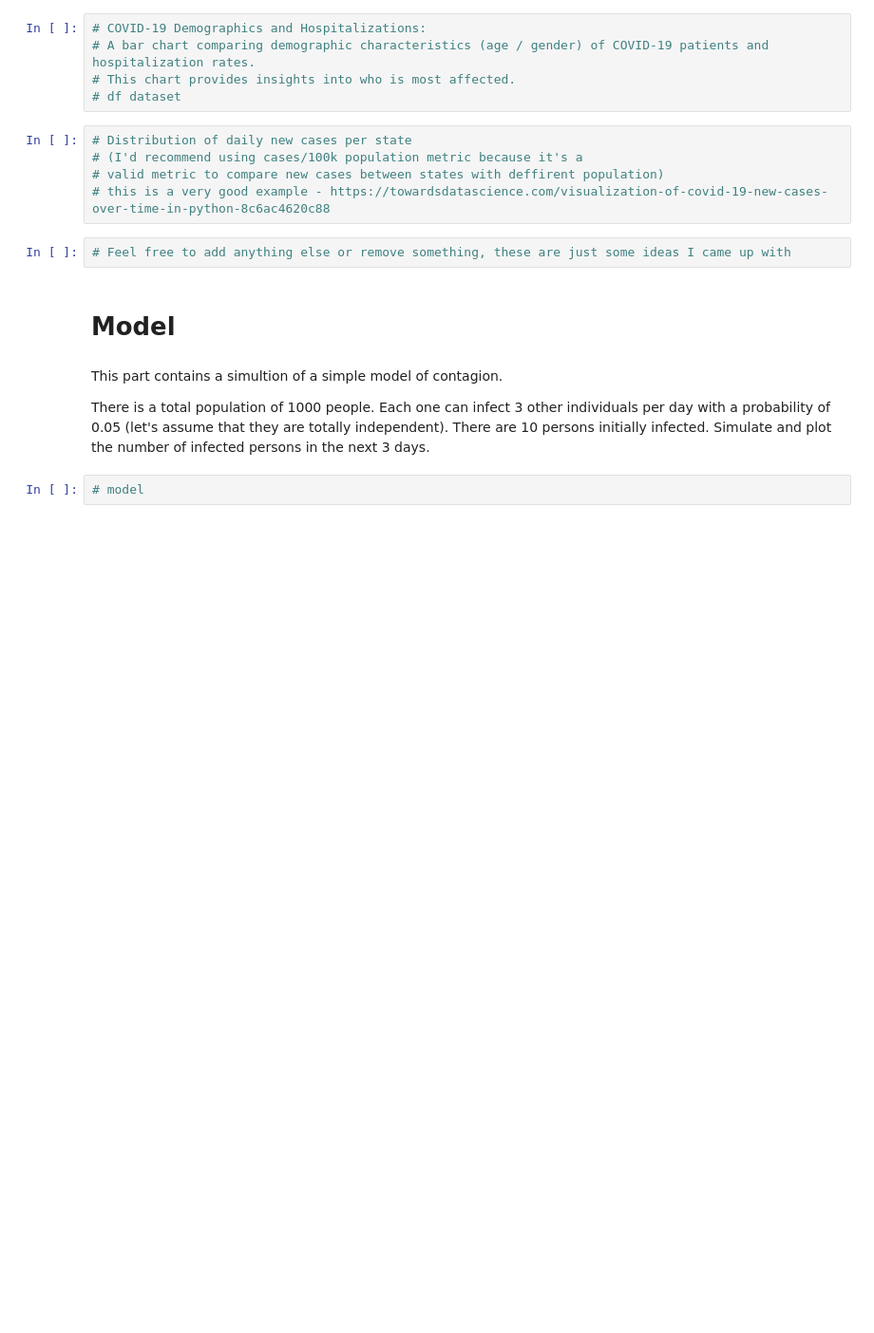
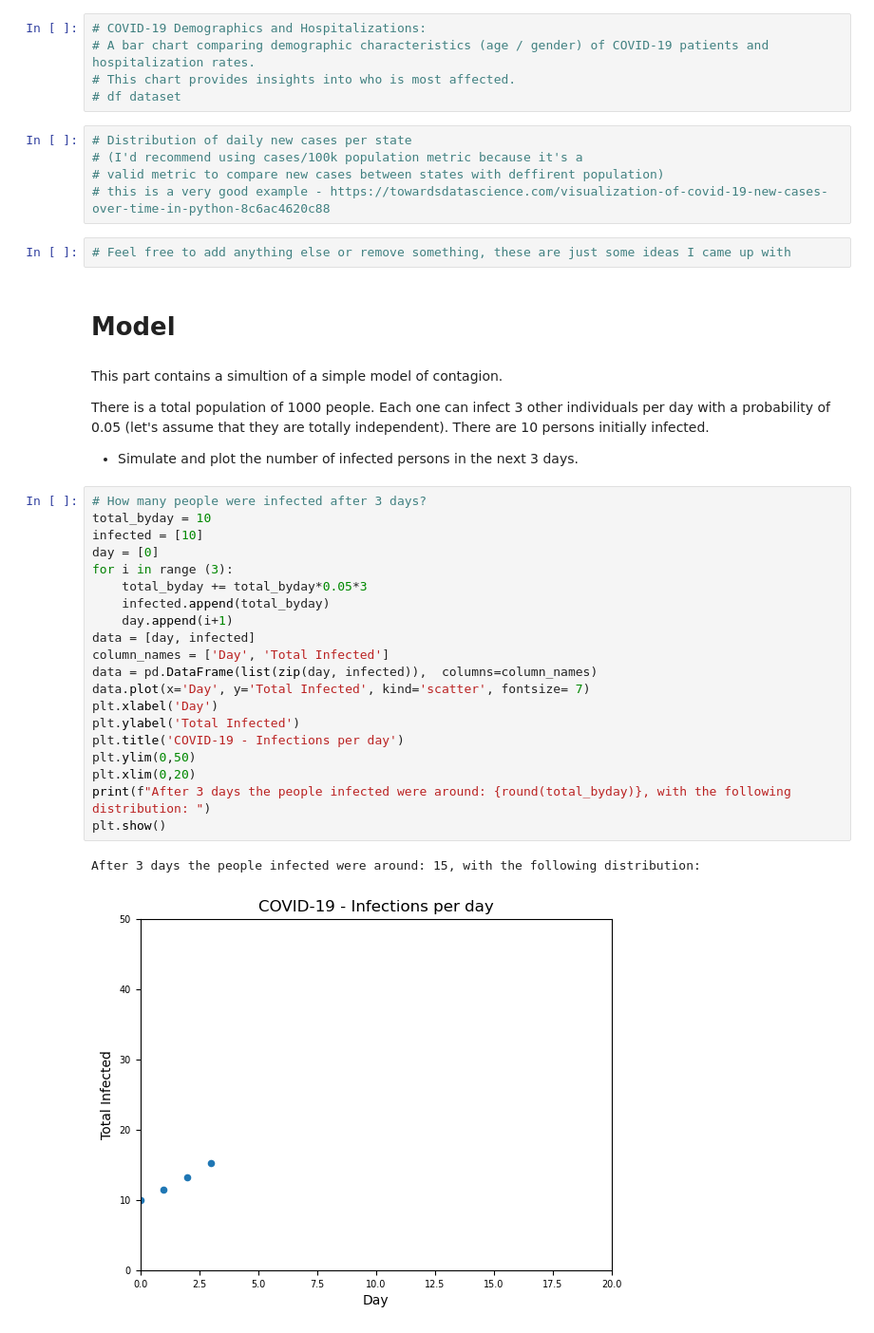
Before and after one commit to viktoriia-yuzkiv/COVID19-Spread-Data-Analysis-and-Modeling, a Jupyter notebook: COVID-10 Spread in the U.S..ipynb, the cells around one changed output. Shown: that part at 95% size. Saved outputs shown, nothing was run; the diff lists cells and outputs as text; blank space fills up the shorter version.

Commit message:
model draft added to the file

```diff
--- a/COVID-10 Spread in the U.S..ipynb
+++ b/COVID-10 Spread in the U.S..ipynb
@@ -106,6 +106,28 @@ This part is aimed to answer the following questions:
 This part contains a simultion of a simple model of contagion.
 
 There is a total population of 1000 people. Each one can infect 3 other individuals per day with a probability of 0.05 (let's assume that they are totally independent). There are 10 persons initially infected.
-Simulate and plot the number of infected persons in the next 3 days.
+
+- Simulate and plot the number of infected persons in the next 3 days.
 # %%
-# model
+# How many people were infected after 3 days?
+total_byday = 10
+infected = [10]
+day = [0]
+for i in range (3):
+    total_byday += total_byday*0.05*3
+    infected.append(total_byday)
+    day.append(i+1)
+data = [day, infected]
+column_names = ['Day', 'Total Infected']
+data = pd.DataFrame(list(zip(day, infected)),  columns=column_names)
+data.plot(x='Day', y='Total Infected', kind='scatter', fontsize= 7)
+plt.xlabel('Day')
+plt.ylabel('Total Infected')
+plt.title('COVID-19 - Infections per day')
+plt.ylim(0,50)
+plt.xlim(0,20)
+print(f"After 3 days the people infected were around: {round(total_byday)}, with the following distribution: ")
+plt.show()
+# %% [output]
+After 3 days the people infected were around: 15, with the following distribution:
+[figure, added]
```
Also changed, not shown: parts of 4 cells of this notebook.
